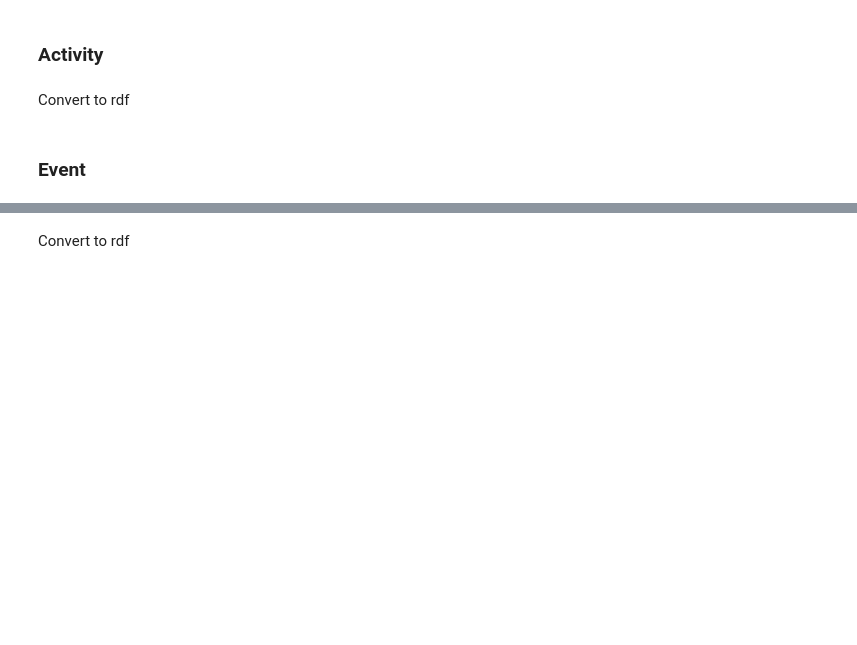
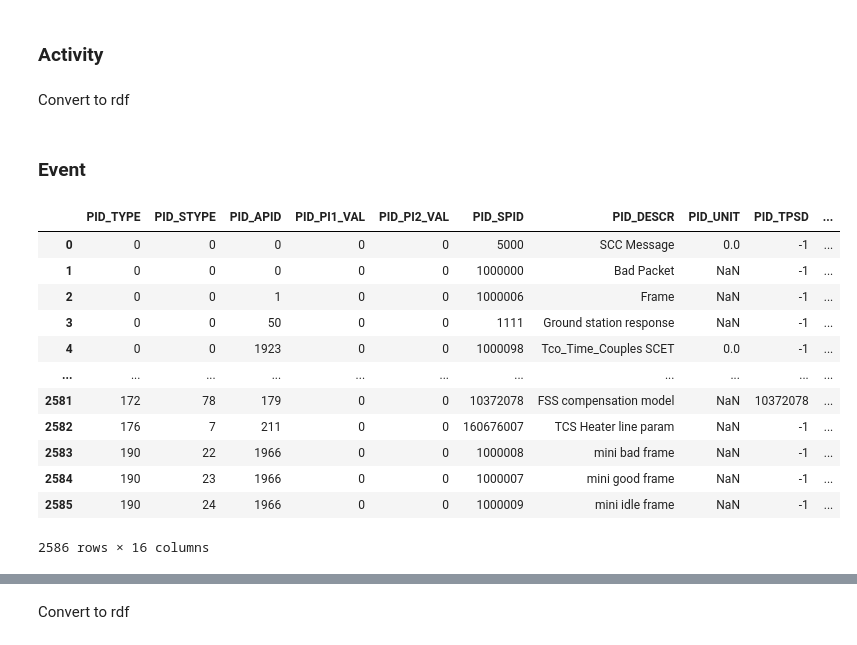
Before and after one commit to PaulDrm/DISCOSQA, a Jupyter notebook: graphdb_kg_generation/read_scos_data.ipynb, the cells around one changed output, grey strips where cells are left out. Cells and saved outputs as stored; diff of their text form; code cells hidden in the pictures; blank space fills up the shorter version.

```diff
--- a/graphdb_kg_generation/read_scos_data.ipynb
+++ b/graphdb_kg_generation/read_scos_data.ipynb
@@ -187,3 +187,5 @@ colnames_pid = ['PID_TYPE', 'PID_STYPE', 'PID_APID', 'PID_PI1_VAL', 'PID_PI2_VAL
                 'PID_SPID', 'PID_DESCR', 'PID_UNIT', 'PID_TPSD', 'PID_DFHSIZE',
                 'PID_TIME', 'PID_INTER', 'PID_VALID', 'PID_CHECK', 'PID_EVENT',
                 'PID_EVID']
+# %%
+fpath = "."
@@ -190,4 +194,18 @@ colnames_pid = ['PID_TYPE', 'PID_STYPE', 'PID_APID', 'PID_PI1_VAL', 'PID_PI2_VAL
 # %%
 fname_gaia = fpath + '/gaia/s2k_mib/pid.dat'
-data_event_gaia = pd.read_csv(fname_gaia, sep='\t', names=colnames_pid, index_col=False, usecols=[0,1,2,6,7])
+data_event_gaia = pd.read_csv(fname_gaia, sep='\t', names=colnames_pid, index_col=False)#, usecols=[0,1,2,6,7])
 data_event_gaia
+# %% [output]
+|  | PID_TYPE | PID_STYPE | PID_APID | PID_PI1_VAL | PID_PI2_VAL | PID_SPID | PID_DESCR | PID_UNIT | PID_TPSD | ... |
+| 0 | 0 | 0 | 0 | 0 | 0 | 5000 | SCC Message | 0.0 | -1 | ... |
+| 1 | 0 | 0 | 0 | 0 | 0 | 1000000 | Bad Packet | NaN | -1 | ... |
+| 2 | 0 | 0 | 1 | 0 | 0 | 1000006 | Frame | NaN | -1 | ... |
+| 3 | 0 | 0 | 50 | 0 | 0 | 1111 | Ground station response | NaN | -1 | ... |
+| 4 | 0 | 0 | 1923 | 0 | 0 | 1000098 | Tco_Time_Couples SCET | 0.0 | -1 | ... |
+| ... | ... | ... | ... | ... | ... | ... | ... | ... | ... | ... |
+| 2581 | 172 | 78 | 179 | 0 | 0 | 10372078 | FSS compensation model | NaN | 10372078 | ... |
+| 2582 | 176 | 7 | 211 | 0 | 0 | 160676007 | TCS Heater line param | NaN | -1 | ... |
+| 2583 | 190 | 22 | 1966 | 0 | 0 | 1000008 | mini bad frame | NaN | -1 | ... |
+| 2584 | 190 | 23 | 1966 | 0 | 0 | 1000007 | mini good frame | NaN | -1 | ... |
+| 2585 | 190 | 24 | 1966 | 0 | 0 | 1000009 | mini idle frame | NaN | -1 | ... |
+2586 rows × 16 columns
```
Also changed, not shown: parts of 28 cells of this notebook, 6 other files.
